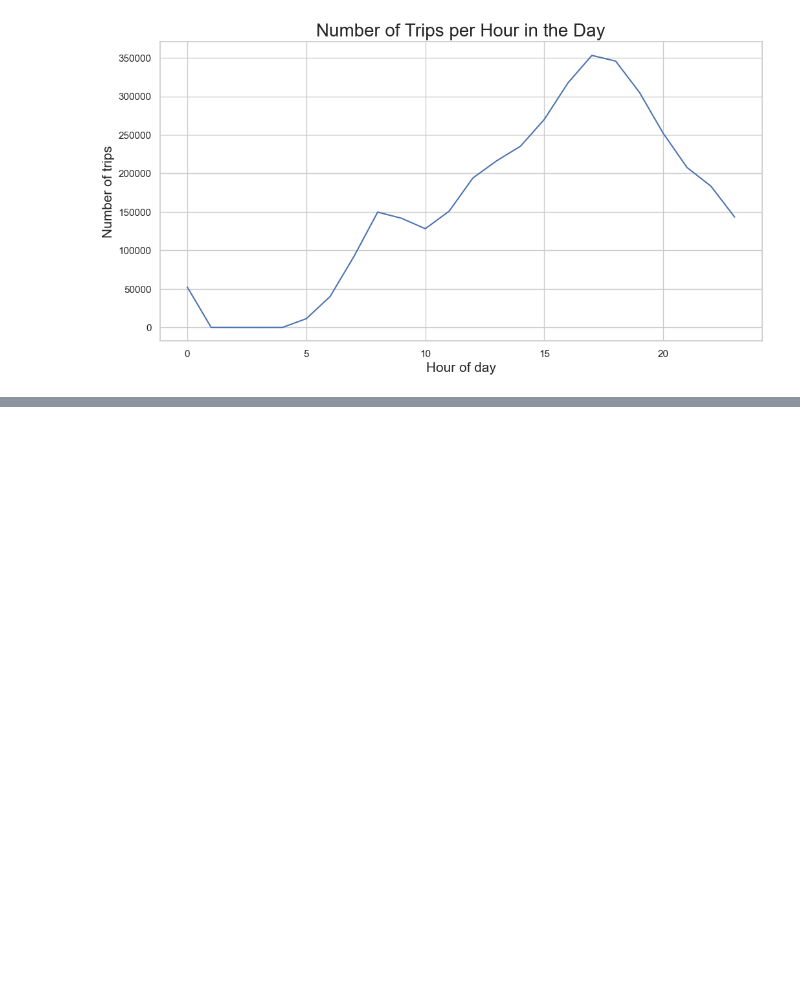
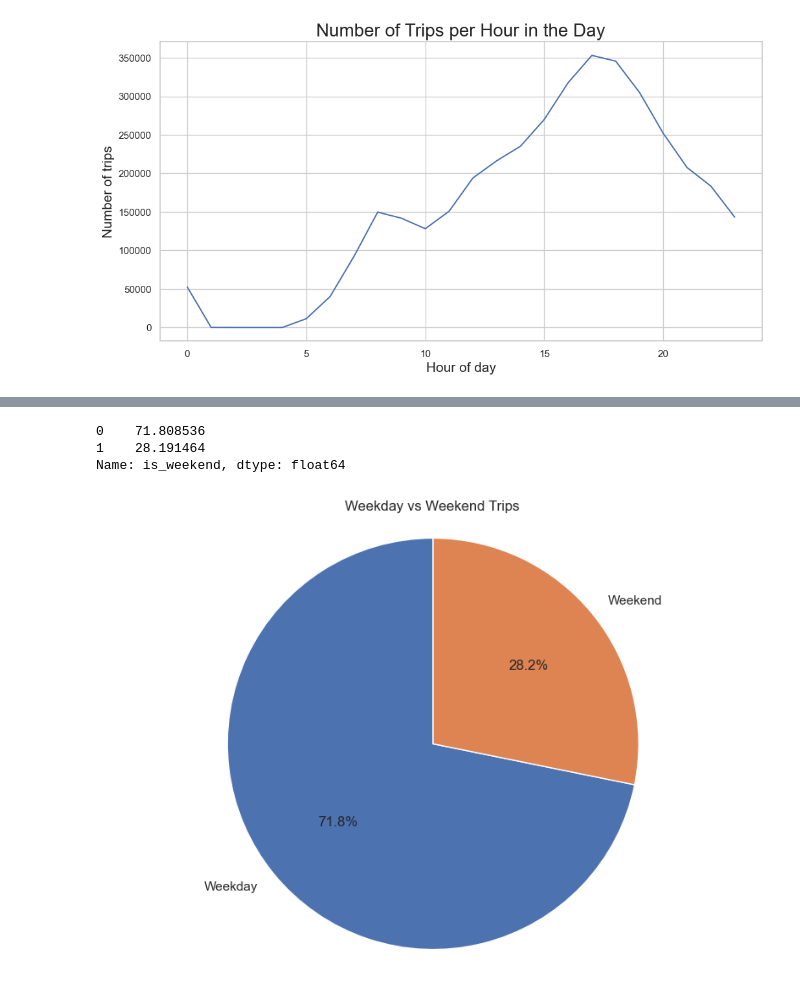
Before and after one commit to thienanbui/Electric-Scooter-Time-Series-Modeling, a Jupyter notebook: Capstone-Escooter.ipynb, the cells around one changed output, grey strips where cells are left out. Saved outputs shown, nothing was run; the diff lists cells and outputs as text; code cells hidden in the pictures; blank space fills up the shorter version.

Commit message:
Added: added is_weekend and rider segmentation according to trip time

```diff
--- a/Capstone-Escooter.ipynb
+++ b/Capstone-Escooter.ipynb
@@ -519,0 +482,18 @@ plt.show()
+# %%
+from itertools import chain
+
+# Dictionary for time segments
+time_segments = {
+    'Morning Commutes': range(5, 11),  # 5 AM to 10 AM
+    'Lunchtime Travelers': range(11, 16),  # 10 AM to 3 PM
+    'Afternoon Riders': range(16, 21),  # 3 PM to 8 PM
+    'Late Night Riders': list(chain(range(21, 24), range(0, 1)))  # 8 PM to Midnight to 1 AM
+}
+
+# Lambda function to segment the times
+eda_data['type_of_rider'] = eda_data['hour_of_day'].apply(lambda x: next((segment for segment, hours in time_segments.items() if x in hours), None))
+
+# Group by segment and sum the counts
+segmented_data = eda_data.groupby('type_of_rider')['count'].sum().reset_index()
+sorted_segmented_data = segmented_data.sort_values(by = 'count')
+sorted_segmented_data
@@ -519,0 +524,4 @@ plt.show()
+# %%
+# Adding is_weekend variable
+eda_data['weekday'] = eda_data['Start Time'].dt.day_name()
+eda_data['is_weekend'] = eda_data['weekday'].apply(lambda x: 1 if x in ['Saturday', 'Sunday'] else 0)
@@ -519,0 +544,18 @@ plt.show()
+# %%
+weekend_percentages = eda_data['is_weekend'].value_counts(normalize = True) * 100
+weekend_percentages
+# %% [output]
+0    71.808536
+1    28.191464
+Name: is_weekend, dtype: float64
+# %%
+# Generate the pie chart
+plt.figure(figsize = (10, 7))  # Set the figure size for better readability
+plt.pie(weekend_percentages, labels = ['Weekday', 'Weekend'], autopct = '%1.1f%%', startangle = 90)
+plt.title('Weekday vs Weekend Trips')
+plt.axis('equal')
+
+# Display the chart
+plt.show()
+# %% [output]
+[figure, added]
```
Also changed, not shown: parts of 54 cells of this notebook.
